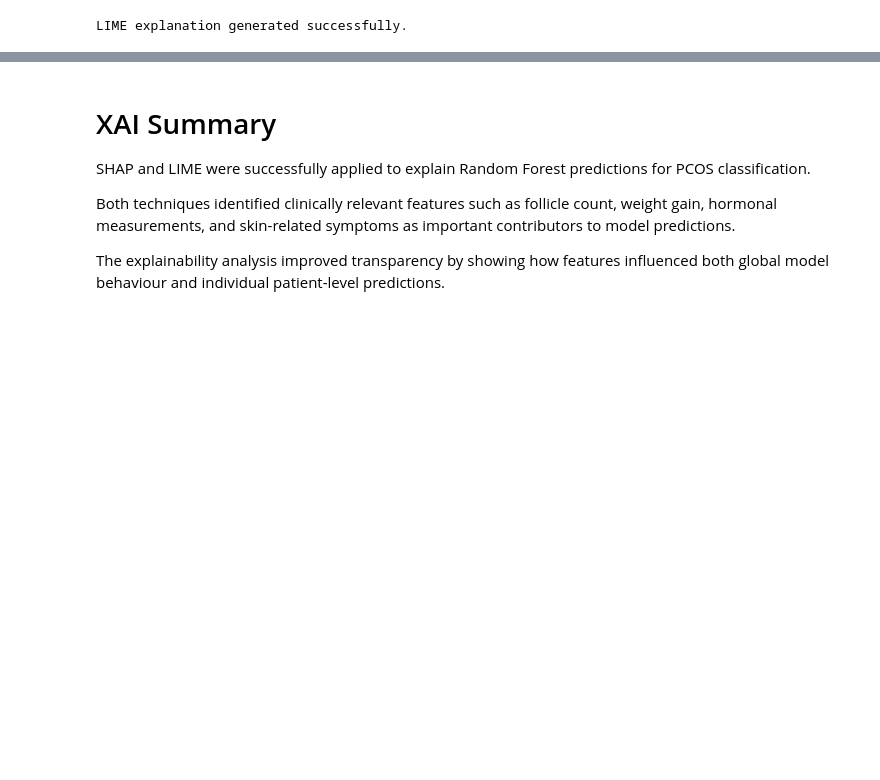
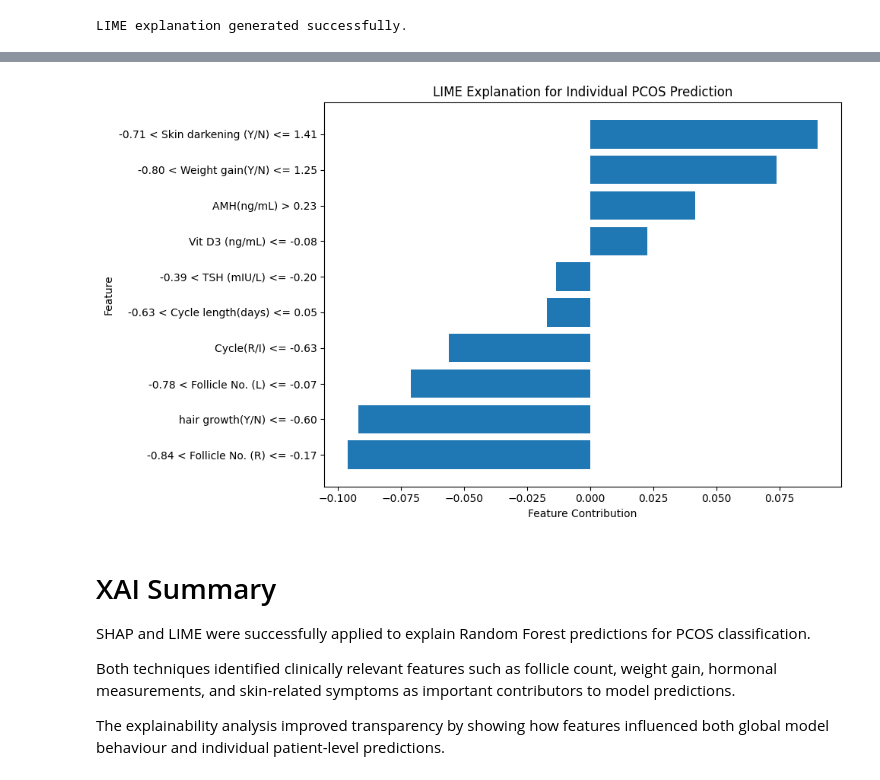
Before and after one commit to Benita2004/Pcos-Xai-Dissertation, a Jupyter notebook: notebooks/05_xai_analysis.ipynb, the cells around one changed output, grey strips where cells are left out. Cells and saved outputs as stored; diff of their text form; code cells hidden in the pictures; blank space fills up the shorter version.

Commit message:
Implement LIME explainability analysis for Random Forest predictions

```diff
--- a/notebooks/05_xai_analysis.ipynb
+++ b/notebooks/05_xai_analysis.ipynb
@@ -208,3 +215,37 @@ lime_exp.as_list()
+# %%
+
+# LIME Bar Chart Visualisation
+#
+
+# Convert explanation into DataFrame
+lime_df = pd.DataFrame(
+    lime_exp.as_list(),
+    columns=["Feature", "Contribution"]
+)
+
+# Sort values for cleaner visualisation
+lime_df = lime_df.sort_values(
+    by="Contribution",
+    ascending=True
+)
+
+# Create horizontal bar chart
+plt.figure(figsize=(10, 6))
+
+plt.barh(
+    lime_df["Feature"],
+    lime_df["Contribution"]
+)
+
+# Add labels and title
+plt.xlabel("Feature Contribution")
+plt.ylabel("Feature")
+plt.title("LIME Explanation for Individual PCOS Prediction")
+
+plt.tight_layout()
+plt.show()
+# %% [output]
+[figure, added]
 # %% [markdown]
 # XAI Summary
 
```
Also changed, not shown: parts of 3 cells of this notebook.
